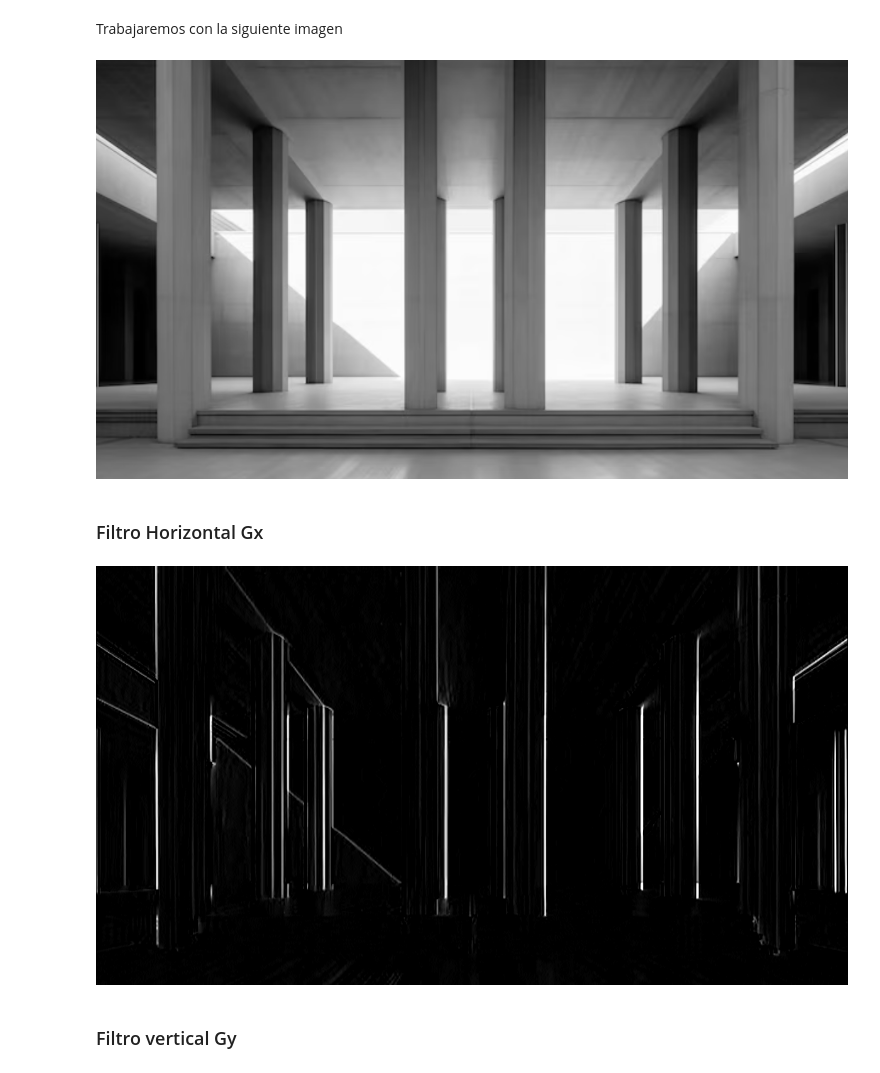
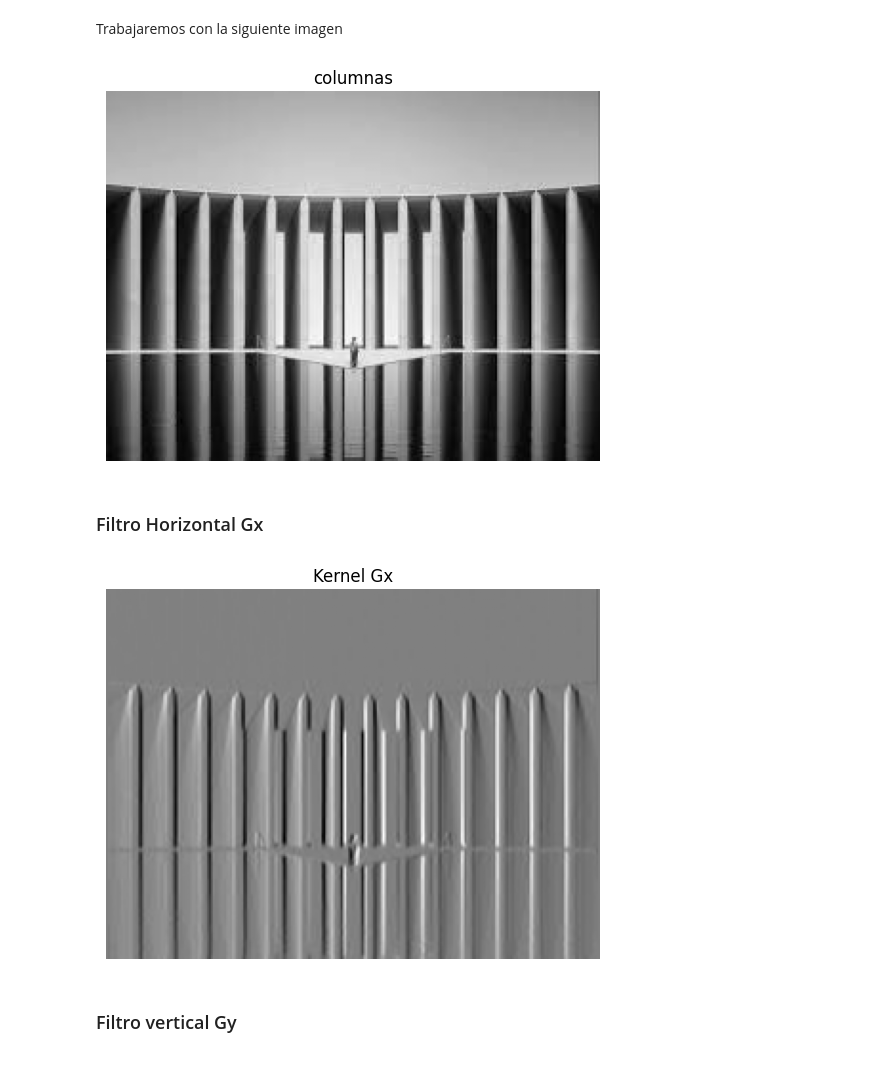
Before and after one commit to aves-1965/IA5.2_Computer_Vision, a Jupyter notebook: unidad_1/practica/tecnicas_vision/tecnicas_vision.ipynb, the cells around one changed output. Cells and saved outputs as stored; diff of their text form; code cells hidden in the pictures.

```diff
--- a/unidad_1/practica/tecnicas_vision/tecnicas_vision.ipynb
+++ b/unidad_1/practica/tecnicas_vision/tecnicas_vision.ipynb
@@ -60,21 +62,28 @@ Gy = np.array([-1,-2,-1,
 # %% [markdown]
 Trabajaremos con la siguiente imagen
 # %%
-img_columnas_path = '/content/columnas.png'
+img_columnas_path = './data/columnas.jpg'
 columnas = cv2.imread(img_columnas_path)
 columnas_gray = cv2.cvtColor(columnas, cv2.COLOR_BGR2GRAY)
-
-cv2_imshow(columnas_gray)
+plt.figure()
+plt.imshow(columnas_gray, cmap='gray')
+plt.title('columnas')
+plt.axis('off')
+plt.show()
 # %% [output]
-[figure, old version]
+[figure, new version]
 # %% [markdown]
 ### Filtro Horizontal Gx
 # %%
 # Aplicamos kernel Gx a imagen para obtener el gradiente horizontal
 img_Gx = cv2.filter2D(columnas_gray, cv2.CV_32F, Gx.reshape(3,3))
-cv2_imshow(img_Gx)
+plt.figure()
+plt.imshow(img_Gx, cmap='gray')
+plt.title('Kernel Gx')
+plt.axis('off')
+plt.show()
 # %% [output]
-[figure, old version]
+[figure, new version]
 # %% [markdown]
 ### Filtro vertical Gy
 # %%
```
Also changed, not shown: parts of 24 cells of this notebook.
